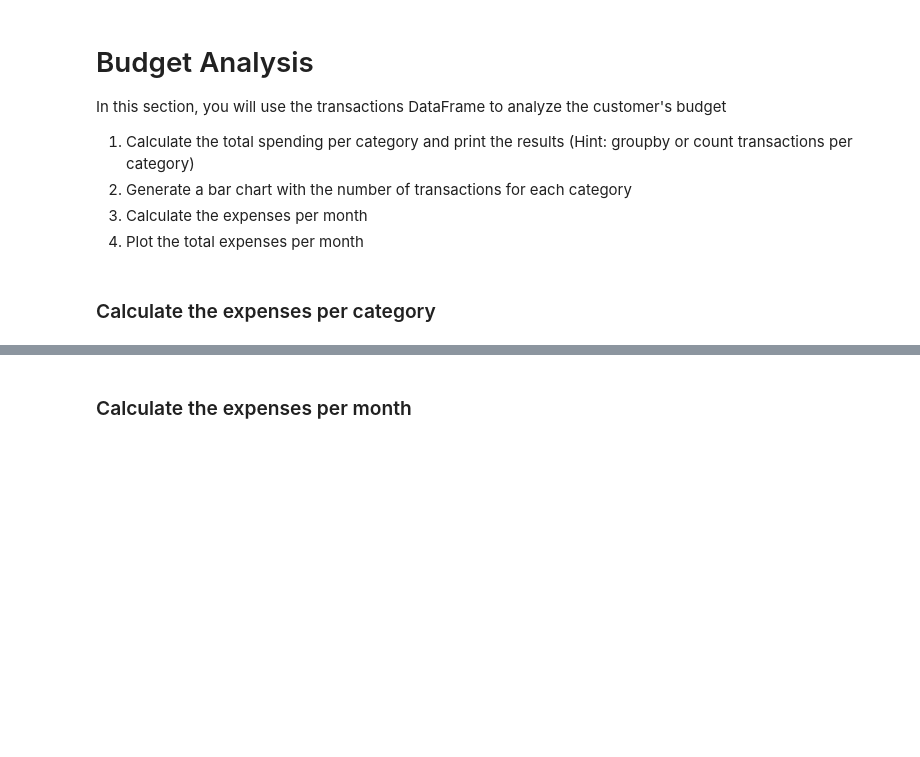
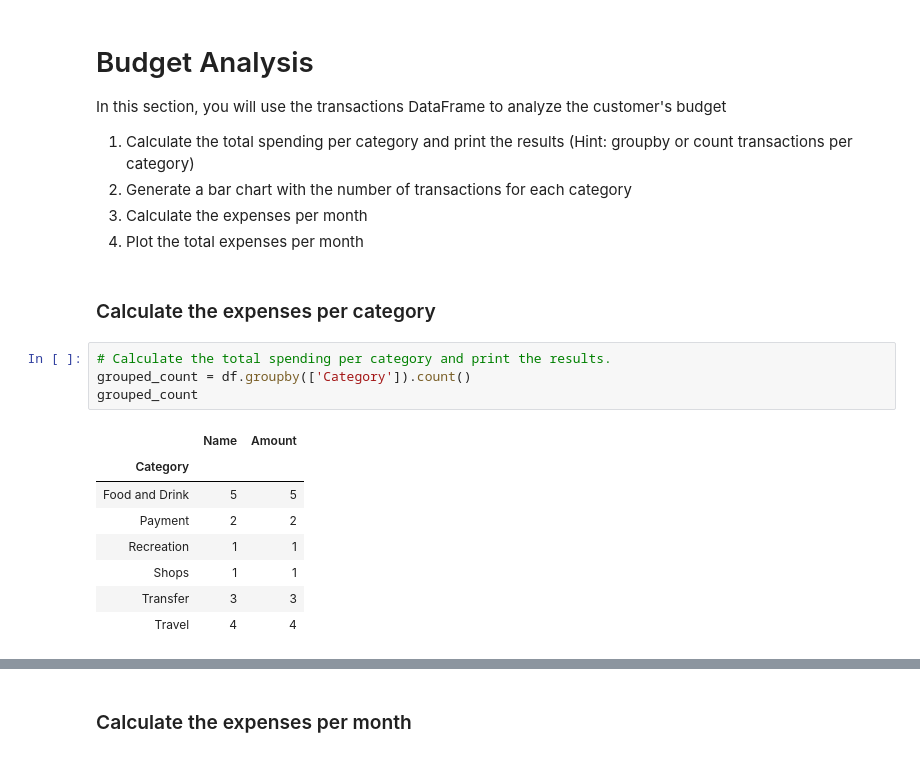
Before and after one commit to sselvakularanjan/APIs-Homework, a Jupyter notebook: Account Summary.ipynb, the cells around one changed output, grey strips where cells are left out. Drawn from its saved outputs; the diff is of its cells as text; blank space fills up the shorter version.

```diff
--- a/Account Summary.ipynb
+++ b/Account Summary.ipynb
@@ -142,3 +238,16 @@ In this section, you will use the transactions DataFrame to analyze the customer
 4. Plot the total expenses per month
 # %% [markdown]
 ### Calculate the expenses per category
+# %%
+# Calculate the total spending per category and print the results.
+grouped_count = df.groupby(['Category']).count()
+grouped_count
+# %% [output]
+|  | Name | Amount |
+| Category |  |  |
+| Food and Drink | 5 | 5 |
+| Payment | 2 | 2 |
+| Recreation | 1 | 1 |
+| Shops | 1 | 1 |
+| Transfer | 3 | 3 |
+| Travel | 4 | 4 |
```
Also changed, not shown: parts of 17 cells of this notebook, 2 other files.
